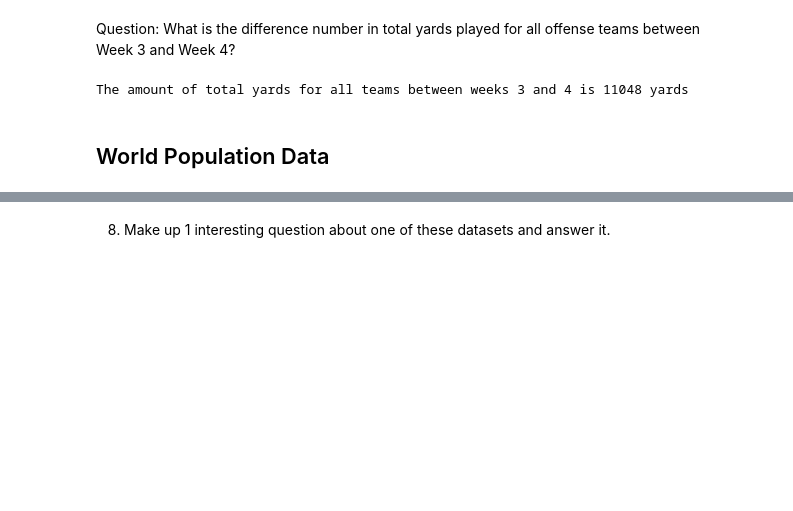
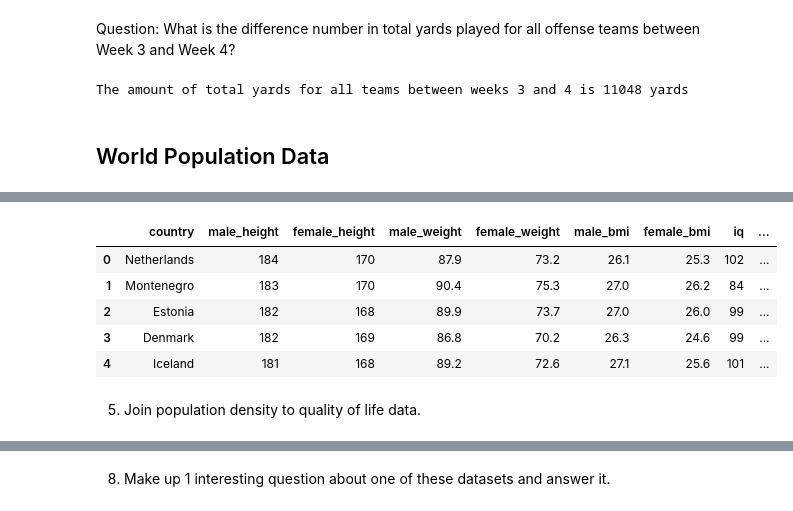
Before and after one commit to PHarris2002/cis277-fa22-Lab4, a Jupyter notebook: Lab4.ipynb, the cells around one changed output, grey strips where cells are left out. Drawn from its saved outputs; the diff is of its cells as text; code cells hidden in the pictures; blank space fills up the shorter version.

```diff
--- a/Lab4.ipynb
+++ b/Lab4.ipynb
@@ -122,0 +125,3 @@ The amount of total yards for all teams between weeks 3 and 4 is 11048 yards
+# %%
+height_weight_df = pd.read_csv("height_weight_data.csv")
+iq_data = pd.read_csv("iq.csv")
@@ -122,0 +144,13 @@ The amount of total yards for all teams between weeks 3 and 4 is 11048 yards
+# %%
+hw_iq_combined_df = height_weight_df.merge(iq_data)
+
+hw_iq_combined_df.head()
+# %% [output]
+|  | country | male_height | female_height | male_weight | female_weight | male_bmi | female_bmi | iq | ... |
+| 0 | Netherlands | 184 | 170 | 87.9 | 73.2 | 26.1 | 25.3 | 102 | ... |
+| 1 | Montenegro | 183 | 170 | 90.4 | 75.3 | 27.0 | 26.2 | 84 | ... |
+| 2 | Estonia | 182 | 168 | 89.9 | 73.7 | 27.0 | 26.0 | 99 | ... |
+| 3 | Denmark | 182 | 169 | 86.8 | 70.2 | 26.3 | 24.6 | 99 | ... |
+| 4 | Iceland | 181 | 168 | 89.2 | 72.6 | 27.1 | 25.6 | 101 | ... |
+# %% [markdown]
+5. Join population density to quality of life data.
```
Also changed, not shown: parts of 19 cells of this notebook.
